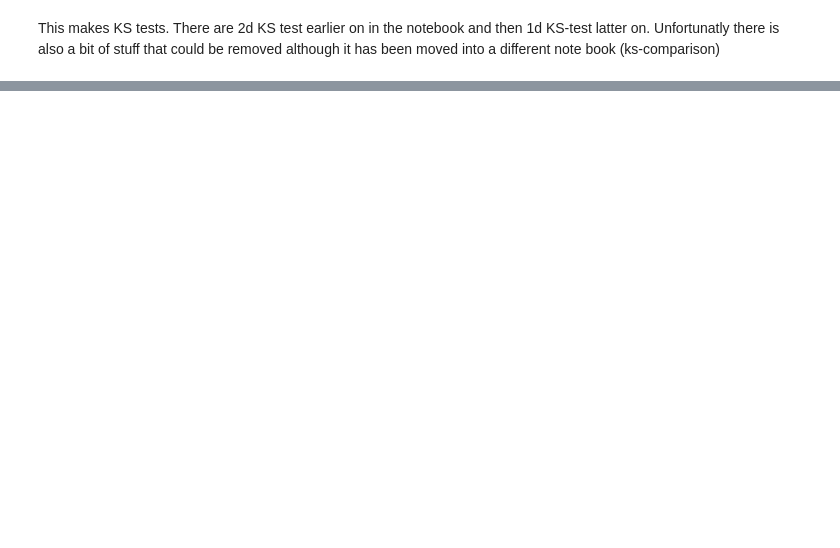
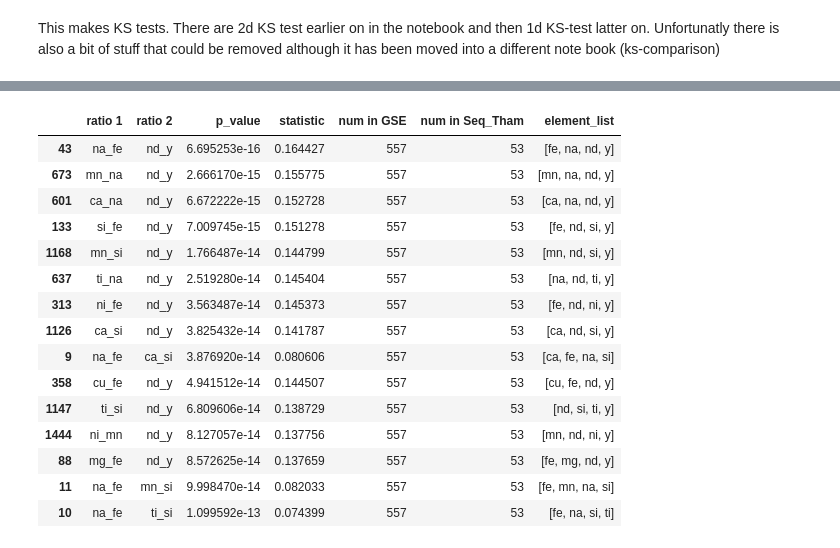
Before and after one commit to simoncorrera/Sequoia-stars, a Jupyter notebook: Jupyter Notebooks/ks_tests.ipynb, the cells around one changed output, grey strips where cells are left out. Cells and saved outputs as stored; diff of their text form; code cells hidden in the pictures; blank space fills up the shorter version.

```diff
--- a/Jupyter Notebooks/ks_tests.ipynb
+++ b/Jupyter Notebooks/ks_tests.ipynb
@@ -407,7 +517,24 @@ plt.colorbar(label='p-value')
 plt.xlabel('log10(p-value)')
 plt.ylabel('num stars')
 # %%
-two_d_test_test_GSE_vs_Seq_Tham_lim[0:10]
+two_d_test_test_GSE_vs_Seq_Tham_lim[0:15]
+# %% [output]
+|  | ratio 1 | ratio 2 | p_value | statistic | num in GSE | num in Seq_Tham | element_list |
+| 43 | na_fe | nd_y | 6.695253e-16 | 0.164427 | 557 | 53 | [fe, na, nd, y] |
+| 673 | mn_na | nd_y | 2.666170e-15 | 0.155775 | 557 | 53 | [mn, na, nd, y] |
+| 601 | ca_na | nd_y | 6.672222e-15 | 0.152728 | 557 | 53 | [ca, na, nd, y] |
+| 133 | si_fe | nd_y | 7.009745e-15 | 0.151278 | 557 | 53 | [fe, nd, si, y] |
+| 1168 | mn_si | nd_y | 1.766487e-14 | 0.144799 | 557 | 53 | [mn, nd, si, y] |
+| 637 | ti_na | nd_y | 2.519280e-14 | 0.145404 | 557 | 53 | [na, nd, ti, y] |
+| 313 | ni_fe | nd_y | 3.563487e-14 | 0.145373 | 557 | 53 | [fe, nd, ni, y] |
+| 1126 | ca_si | nd_y | 3.825432e-14 | 0.141787 | 557 | 53 | [ca, nd, si, y] |
+| 9 | na_fe | ca_si | 3.876920e-14 | 0.080606 | 557 | 53 | [ca, fe, na, si] |
+| 358 | cu_fe | nd_y | 4.941512e-14 | 0.144507 | 557 | 53 | [cu, fe, nd, y] |
+| 1147 | ti_si | nd_y | 6.809606e-14 | 0.138729 | 557 | 53 | [nd, si, ti, y] |
+| 1444 | ni_mn | nd_y | 8.127057e-14 | 0.137756 | 557 | 53 | [mn, nd, ni, y] |
+| 88 | mg_fe | nd_y | 8.572625e-14 | 0.137659 | 557 | 53 | [fe, mg, nd, y] |
+| 11 | na_fe | mn_si | 9.998470e-14 | 0.082033 | 557 | 53 | [fe, mn, na, si] |
+| 10 | na_fe | ti_si | 1.099592e-13 | 0.074399 | 557 | 53 | [fe, na, si, ti] |
 # %%
 # two_d_test_test_GSE_vs_Sequoia.sort_values(by = 'statistic', ascending = False)[0:40]
 two_d_test_test_GSE_vs_Seq_con_lim[0:20]
```
Also changed, not shown: parts of 20 cells of this notebook, 3 other files.
